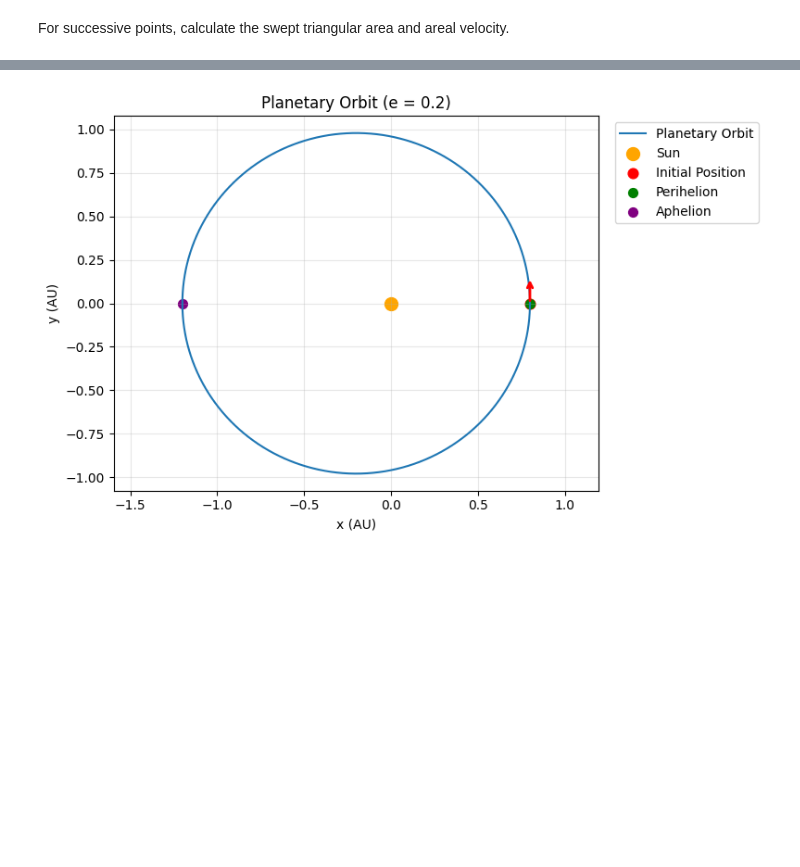
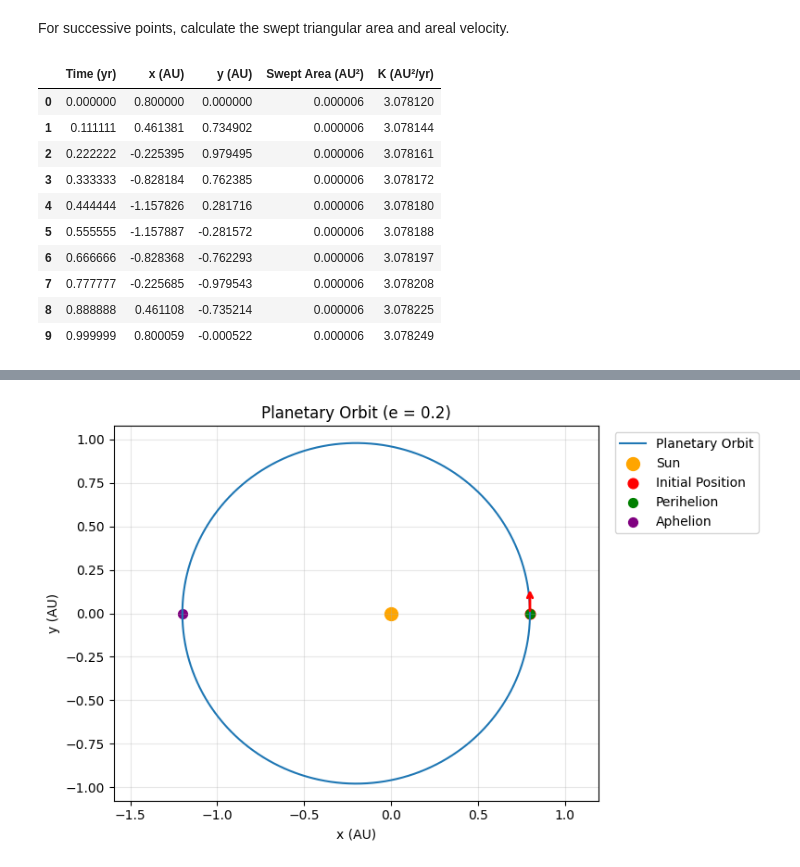
Before and after one commit to aarushipandey06/Kepler-s-Laws, a Jupyter notebook: Kepler's Second Law.ipynb, the cells around one changed output, grey strips where cells are left out. Saved outputs shown, nothing was run; the diff lists cells and outputs as text; code cells hidden in the pictures; blank space fills up the shorter version.

```diff
--- a/Kepler's Second Law.ipynb
+++ b/Kepler's Second Law.ipynb
@@ -128,35 +128,61 @@ dt (year)    Mean K       Change (%)
 For successive points, calculate the swept triangular area and areal velocity.
 # %%
 dt_main = 1e-6
-t, x, y, vx, vy = euler_method(x0,y0,vx0,vy0,dt_main,total_time)
-swept_area=np.abs(x[:-1]*y[1:]-y[:-1]*x[1:])
-K = 0.5*(swept_area)/dt_main
+t, x, y, vx, vy = euler_method(x0, y0, vx0, vy0, dt_main, total_time)
+
+swept_area = np.abs(x[:-1]*y[1:] - y[:-1]*x[1:])
+K = 0.5 * swept_area / dt_main
+
 K_mean = np.mean(K)
-K_theory = 0.5*np.sqrt(MU*a*(1-e**2))
+K_theory = 0.5 * np.sqrt(MU*a*(1-e**2))
 variation = np.max(np.abs(K-K_mean))/abs(K_mean)*100
 theory_error = abs(K_mean-K_theory)/abs(K_theory)*100
 
-print("\nSelected numerical areal velocities:")
-print("Time (yr)     x (AU)       y (AU)       Swept Area (AU²)    K (AU²/yr)")
-print("-" * 80)
+# 10 equally spaced indices
+indices = np.linspace(0, len(K)-1, 10, dtype=int)
 
-# Print 10 evenly spaced values
-indices = np.linspace(
-    0, len(K) - 1, 10, dtype=int
-)
+# Select corresponding values
+t_selected = t[indices]
+x_selected = x[indices]
+y_selected = y[indices]
+area_selected = swept_area[indices]
+K_selected = K[indices]
 
-for i in indices:
-    print(
-        f"{t[i]:.6f}   "
-        f"{x[i]:.8f}   "
-        f"{y[i]:.8f}   "
-        f"{swept_area[i]:.8f}       "
-        f"{K[i]:.8f}"
-    )
+# Display table
+import pandas as pd
+
+data = {
+    "Time (yr)": t_selected,
+    "x (AU)": x_selected,
+    "y (AU)": y_selected,
+    "Swept Area (AU²)": area_selected,
+    "K (AU²/yr)": K_selected
+}
+
+results = pd.DataFrame(data)
+
+display(results.round({
+    "Time (yr)": 6,
+    "x (AU)": 8,
+    "y (AU)": 8,
+    "Swept Area (AU²)": 8,
+    "K (AU²/yr)": 8
+}))
 
 print("--"*40)
-print(f"Mean K = {K_mean:.8f} AU^2/year")
-print(f"Theoretical K = {K_theory:.8f} AU^2/year")
+print(f"Mean K = {K_mean:.8f} AU²/year")
+print(f"Theoretical K = {K_theory:.8f} AU²/year")
 print(f"Maximum variation = {variation:.6f}%")
 print(f"Error from theory = {theory_error:.6f}%")
 # %% [output]
+|  | Time (yr) | x (AU) | y (AU) | Swept Area (AU²) | K (AU²/yr) |
+| 0 | 0.000000 | 0.800000 | 0.000000 | 0.000006 | 3.078120 |
+| 1 | 0.111111 | 0.461381 | 0.734902 | 0.000006 | 3.078144 |
+| 2 | 0.222222 | -0.225395 | 0.979495 | 0.000006 | 3.078161 |
+| 3 | 0.333333 | -0.828184 | 0.762385 | 0.000006 | 3.078172 |
+| 4 | 0.444444 | -1.157826 | 0.281716 | 0.000006 | 3.078180 |
+| 5 | 0.555555 | -1.157887 | -0.281572 | 0.000006 | 3.078188 |
+| 6 | 0.666666 | -0.828368 | -0.762293 | 0.000006 | 3.078197 |
+| 7 | 0.777777 | -0.225685 | -0.979543 | 0.000006 | 3.078208 |
+| 8 | 0.888888 | 0.461108 | -0.735214 | 0.000006 | 3.078225 |
+| 9 | 0.999999 | 0.800059 | -0.000522 | 0.000006 | 3.078249 |
```
Also changed, not shown: parts of 1 cell of this notebook.
